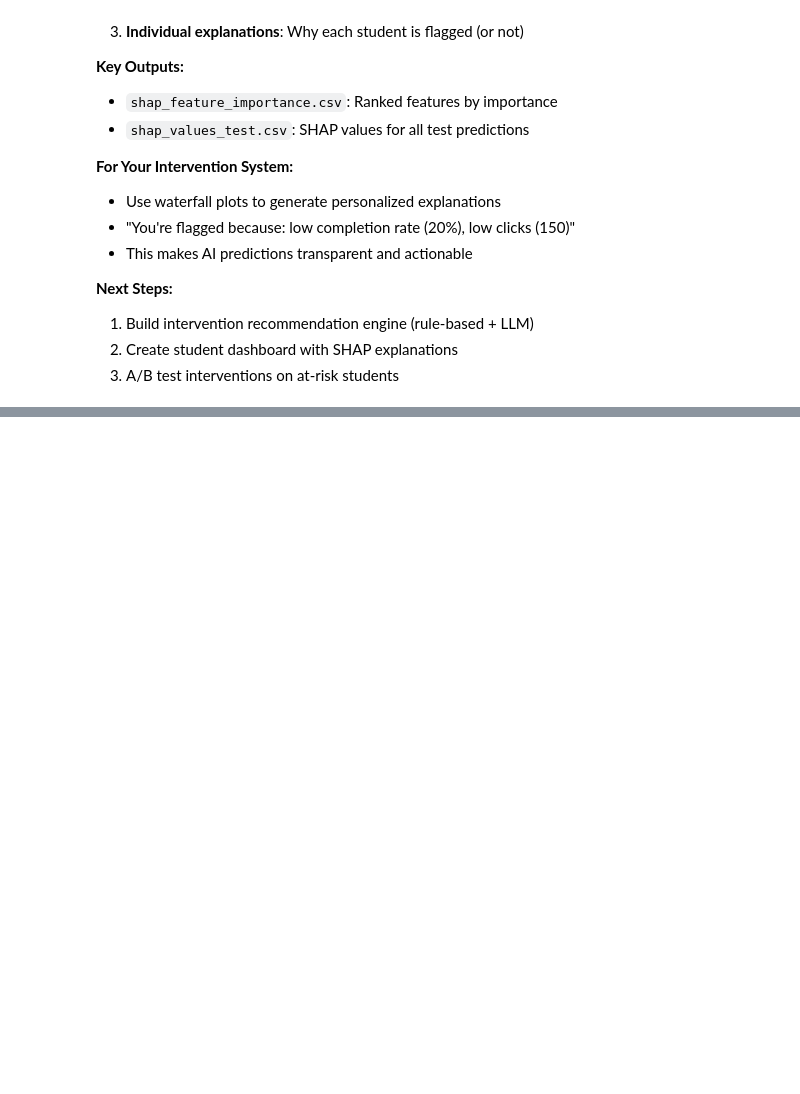
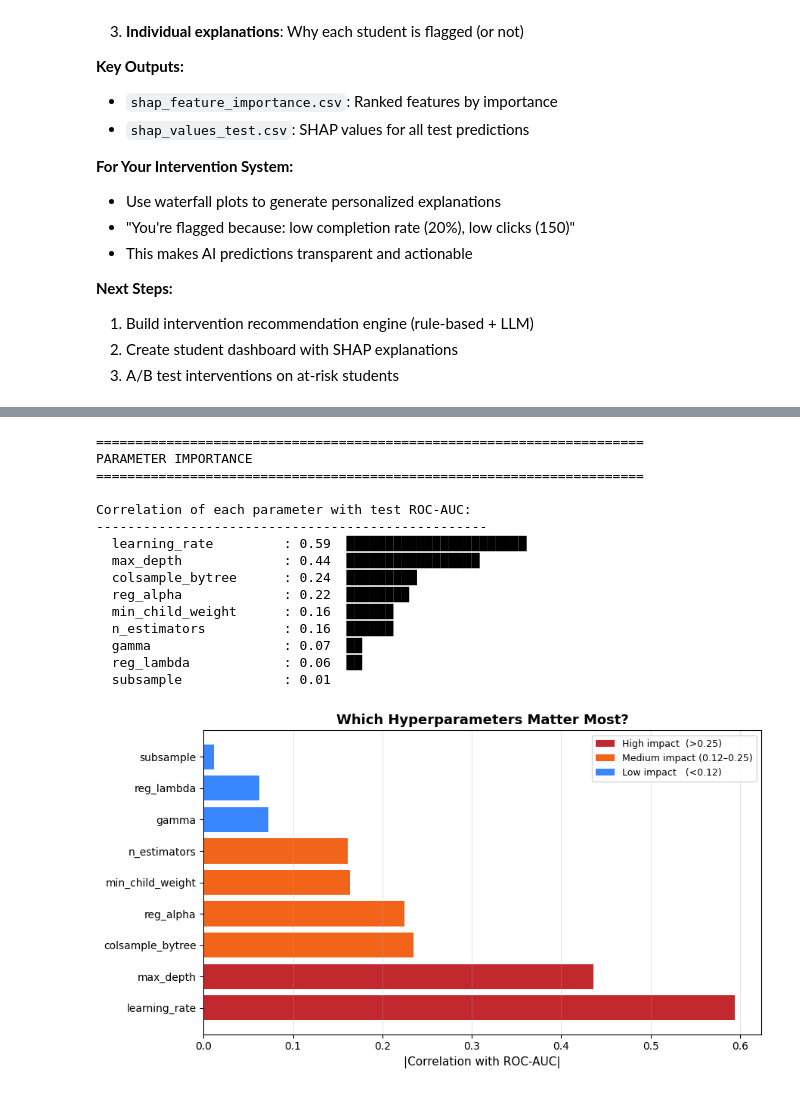
Before and after one commit to Odunzek/ai-student-success-recommendation, a Jupyter notebook: notebooks/notebook.ipynb, the cells around one changed output, grey strips where cells are left out. Cells and saved outputs as stored; diff of their text form; code cells hidden in the pictures; blank space fills up the shorter version.

```diff
--- a/notebooks/notebook.ipynb
+++ b/notebooks/notebook.ipynb
@@ -2457,0 +2752,67 @@ Saved: ../models/feature_list.csv
+# %%
+# =============================================================================
+# ANALYSE WHICH PARAMS MATTERED
+# =============================================================================
+
+print("\n" + "=" * 70)
+print("PARAMETER IMPORTANCE")
+print("=" * 70)
+
+res_df = pd.DataFrame(search.cv_results_).sort_values('rank_test_score')
+
+correlations = {}
+for col in res_df.columns:
+    if not col.startswith('param_'):
+        continue
+    name = col[6:]
+    vals = pd.to_numeric(res_df[col], errors='coerce')
+    if vals.notna().sum() > 10:
+        r = abs(vals.corr(res_df['mean_test_score']))
+        if not pd.isna(r):
+            correlations[name] = r
+
+correlations = dict(sorted(correlations.items(), key=lambda x: x[1], reverse=True))
+
+print("\nCorrelation of each parameter with test ROC-AUC:")
+print("-" * 50)
+for param, corr in correlations.items():
+    bar = '█' * int(corr * 40)
+    print(f"  {param:<22}: {corr:.2f}  {bar}")
+
+fig, ax = plt.subplots(figsize=(9, 5))
+params_list = list(correlations.keys())
+vals_list   = list(correlations.values())
+
+colours = ['#C1292E' if v > 0.25 else '#F26419' if v > 0.12 else '#3A86FF'
+           for v in vals_list]
+ax.barh(params_list, vals_list, color=colours)
+ax.set_xlabel('|Correlation with ROC-AUC|', fontsize=11)
+ax.set_title('Which Hyperparameters Matter Most?', fontsize=13, fontweight='bold')
+ax.grid(axis='x', alpha=0.3)
+
+from matplotlib.patches import Patch
+legend_elements = [
+    Patch(facecolor='#C1292E', label='High impact  (>0.25)'),
+    Patch(facecolor='#F26419', label='Medium impact (0.12–0.25)'),
+    Patch(facecolor='#3A86FF', label='Low impact   (<0.12)'),
+]
+ax.legend(handles=legend_elements, fontsize=9)
+plt.tight_layout()
+plt.show()
+# %% [output]
+======================================================================
+PARAMETER IMPORTANCE
+======================================================================
+
+Correlation of each parameter with test ROC-AUC:
+--------------------------------------------------
+  learning_rate         : 0.59  ███████████████████████
+  max_depth             : 0.44  █████████████████
+  colsample_bytree      : 0.24  █████████
+  reg_alpha             : 0.22  ████████
+  min_child_weight      : 0.16  ██████
+  n_estimators          : 0.16  ██████
+  gamma                 : 0.07  ██
+  reg_lambda            : 0.06  ██
+  subsample             : 0.01
+[figure, added]
```
Also changed, not shown: parts of 13 cells of this notebook.
